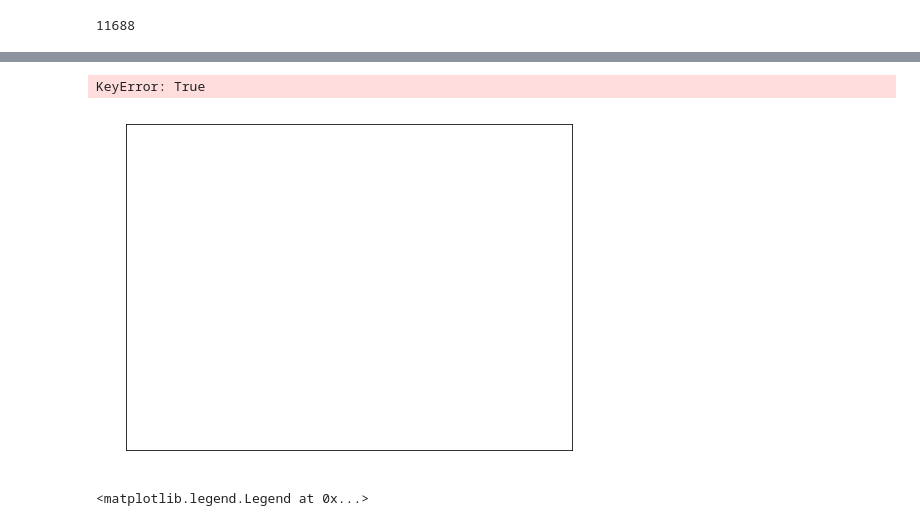
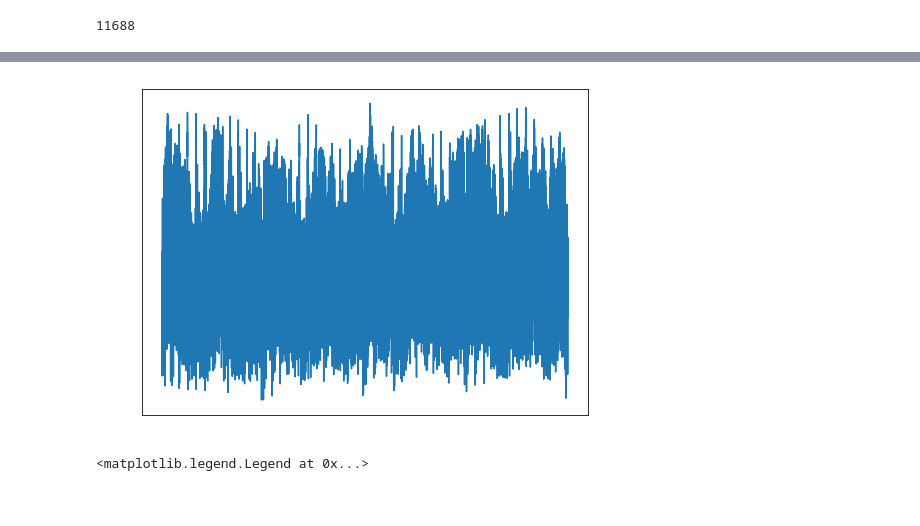
Before and after one commit to JulesJ1/Energy_Consumption_Forecasting, a Jupyter notebook: scripts/energy_dataset.ipynb, the cells around one changed output, grey strips where cells are left out. Cells and saved outputs as stored; diff of their text form; code cells hidden in the pictures.

```diff
--- a/scripts/energy_dataset.ipynb
+++ b/scripts/energy_dataset.ipynb
@@ -2,12 +2,13 @@
 import pandas as pd
 import matplotlib.pyplot as plt
 from sklearn.model_selection import TimeSeriesSplit
+import seaborn
 
 df = pd.read_csv("../datasets/energy_dataset.csv")
 #print(df.columns)
 #print(df.head)
 columns = ["generation hydro pumped storage aggregated", "forecast wind offshore eday ahead", "generation fossil coal-derived gas", "generation wind offshore", "generation marine", "generation geothermal",
-"generation fossil peat","generation fossil oil shale"]
+"generation fossil peat","generation fossil oil shale","forecast solar day ahead","forecast wind onshore day ahead"]
 df = df.drop(columns,axis = 1)
 #plt.matshow(df.corr())
 df.fillna(df.interpolate(method="linear"),inplace=True)
@@ -19,5 +20,6 @@ df['time'] = df['time'].apply(lambda x: x.replace(tzinfo=None))
 df["time"] = pd.to_datetime(df["time"],format="ISO8601")
 df["year"] = df["time"].dt.year
 df["month"] = df["time"].dt.month
+df["week"] = df["time"].dt.weekday
 df = df.set_index('time')
-print(df["month"].value_counts(0))
+print(df["week"].value_counts(0))
@@ -68,30 +81,24 @@ corr.style.background_gradient(cmap='coolwarm')
 # %%
-def feature_plot(feature,month = None,year = None):
+def feature_plot(feature):
     plt.figure(figsize=(8, 6))
     plt.tick_params(axis='x', colors='white')
     plt.tick_params(axis='y', colors='white')
-    if month:
-        dfmonth = df[feature].where(df[year == year] and df[month == month])
-        plt.plot(df.index, dfmonth)
-
-    else:
-        plt.plot(df.index, df[feature])
+    plt.plot(df.index, df[feature])
 
 def multi_plot(features):
     fig,axs = plt.subplots(len(features),figsize=(16,48))
     for x in range(len(features)):
         axs[x].plot(df.index, df[features[x]])
         axs[x].set_title(features[x],color = "white")
         axs[x].tick_params(axis='x', colors='white')
         axs[x].tick_params(axis='y', colors='white')
 
     fig.tight_layout()
 
-feature_plot("total load actual",1,2015)
+feature_plot("total load actual")
 #multi_plot(["generation biomass","generation fossil brown coal/lignite","generation fossil gas"])
 # %% [output]
-KeyError: True
-[figure, old version]
+[figure, new version]
 # %%
 #plot all features
 fig = plt.figure(figsize=(30,18))
```
Also changed, not shown: parts of 3 cells of this notebook, 4 other files.
